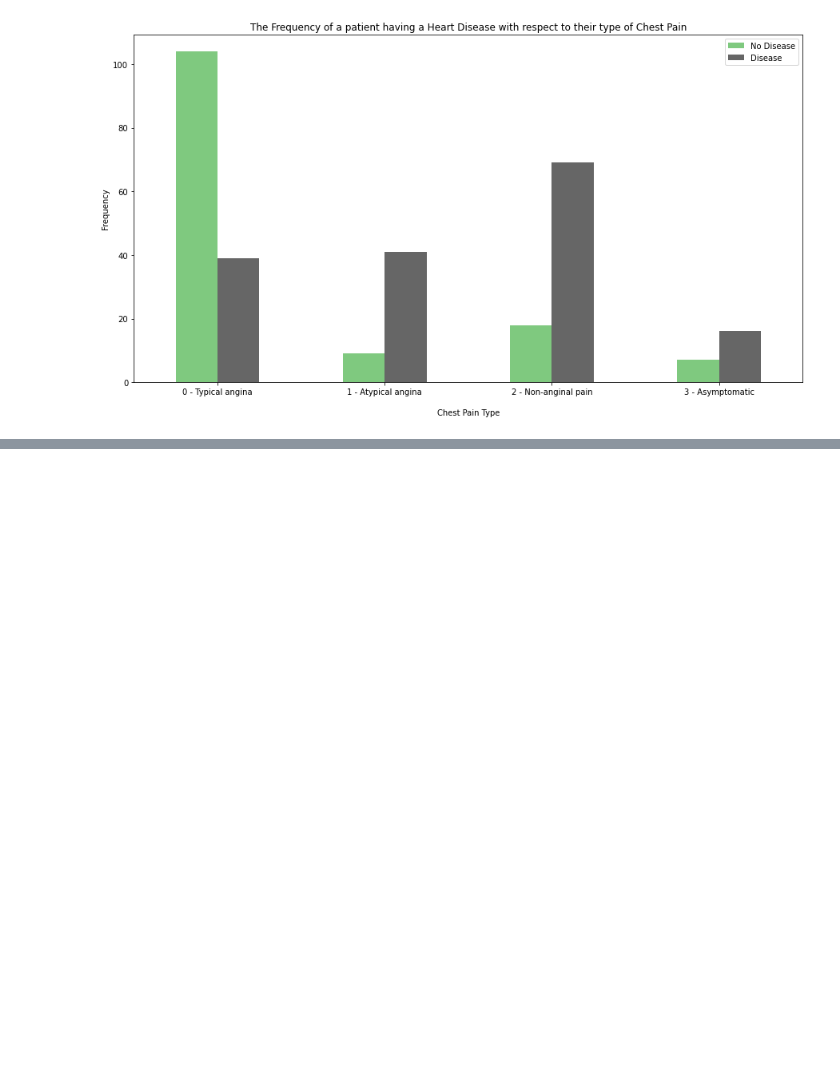
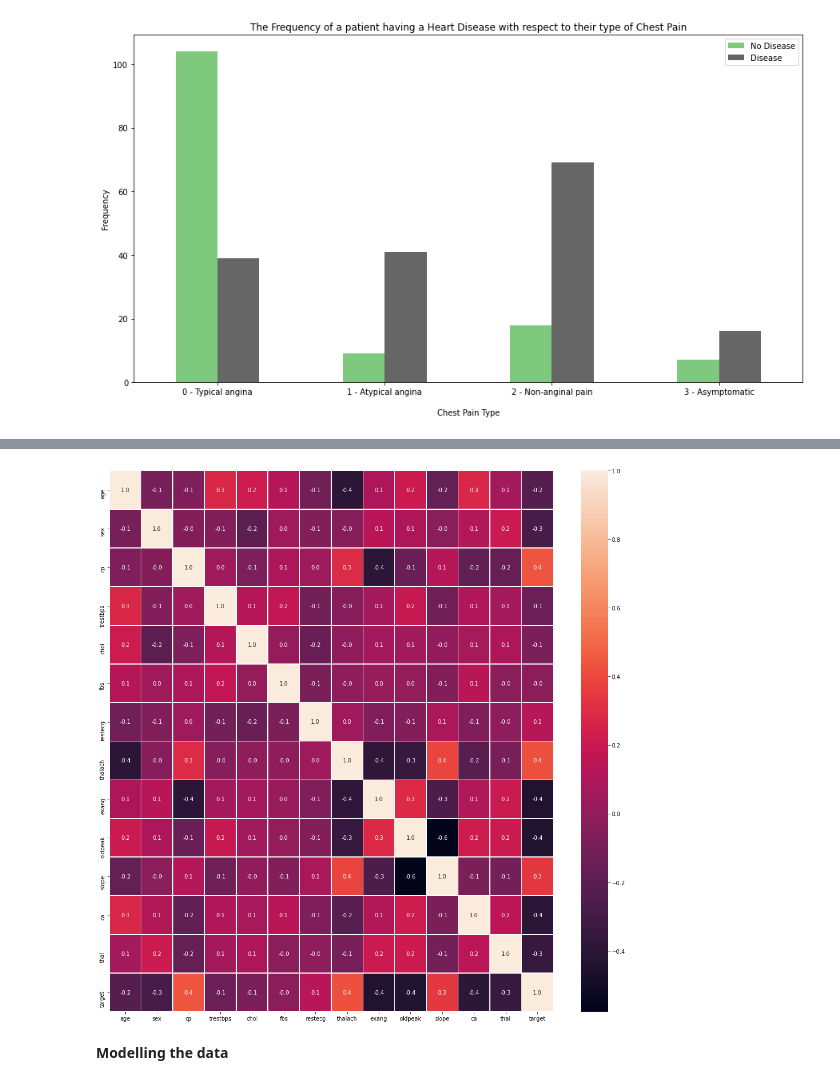
Before and after one commit to ineelhere/Machine-Learning-and-Data-Science, a Jupyter notebook: Milestone Project 1/heart-disease-classification-project.ipynb, the cells around one changed output, grey strips where cells are left out. Cells and saved outputs as stored; diff of their text form; code cells hidden in the pictures; blank space fills up the shorter version.

```diff
--- a/Milestone Project 1/heart-disease-classification-project.ipynb
+++ b/Milestone Project 1/heart-disease-classification-project.ipynb
@@ -254,0 +272,10 @@ plt.xticks(rotation=0);
+# %%
+# no, the above plot looks complicated.
+# here is a heatmap
+f,ax = plt.subplots(figsize=(18, 18))
+sns.heatmap(hd.corr(), annot=True, linewidths=.5, fmt= '.1f',ax=ax)
+plt.show()
+# %% [output]
+[figure, added]
+# %% [markdown]
+**Modelling the data**
```
Also changed, not shown: parts of 5 cells of this notebook.
